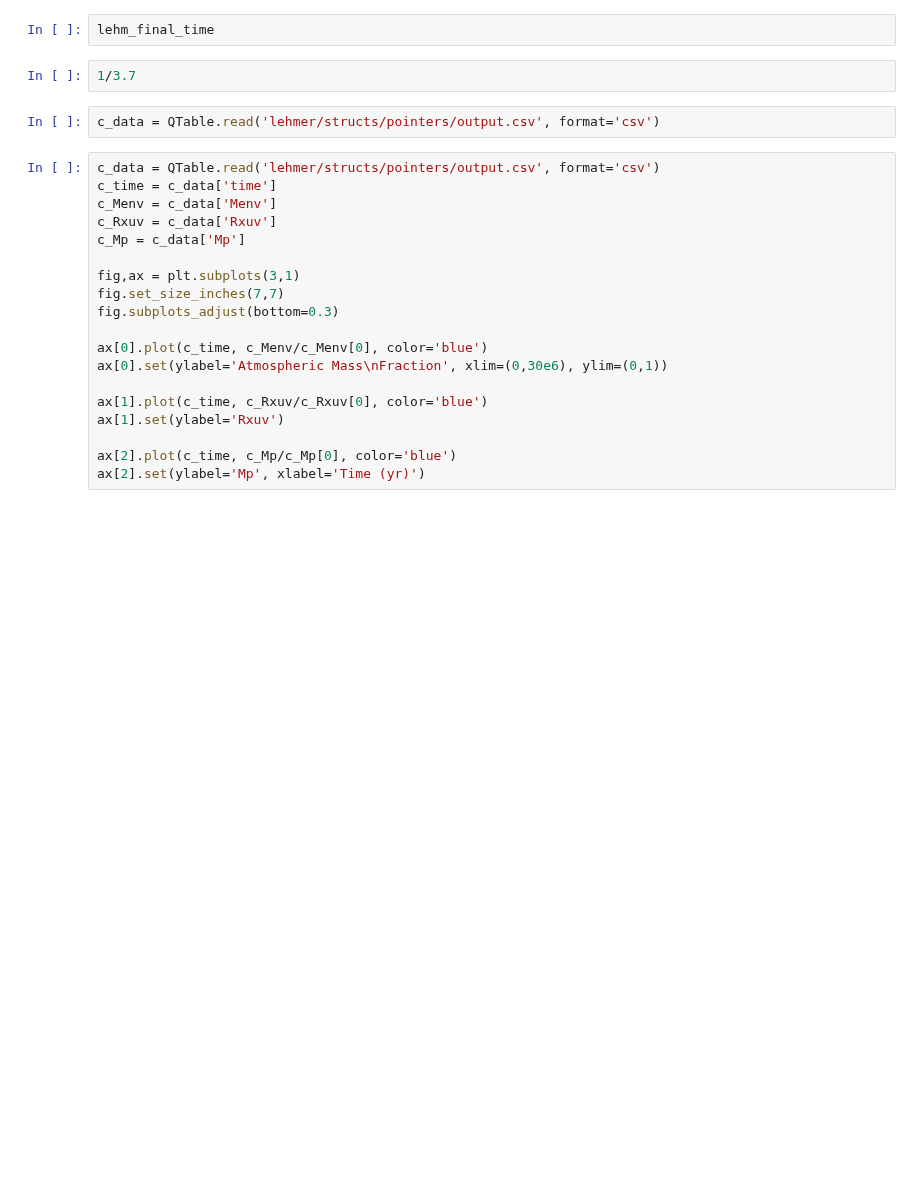
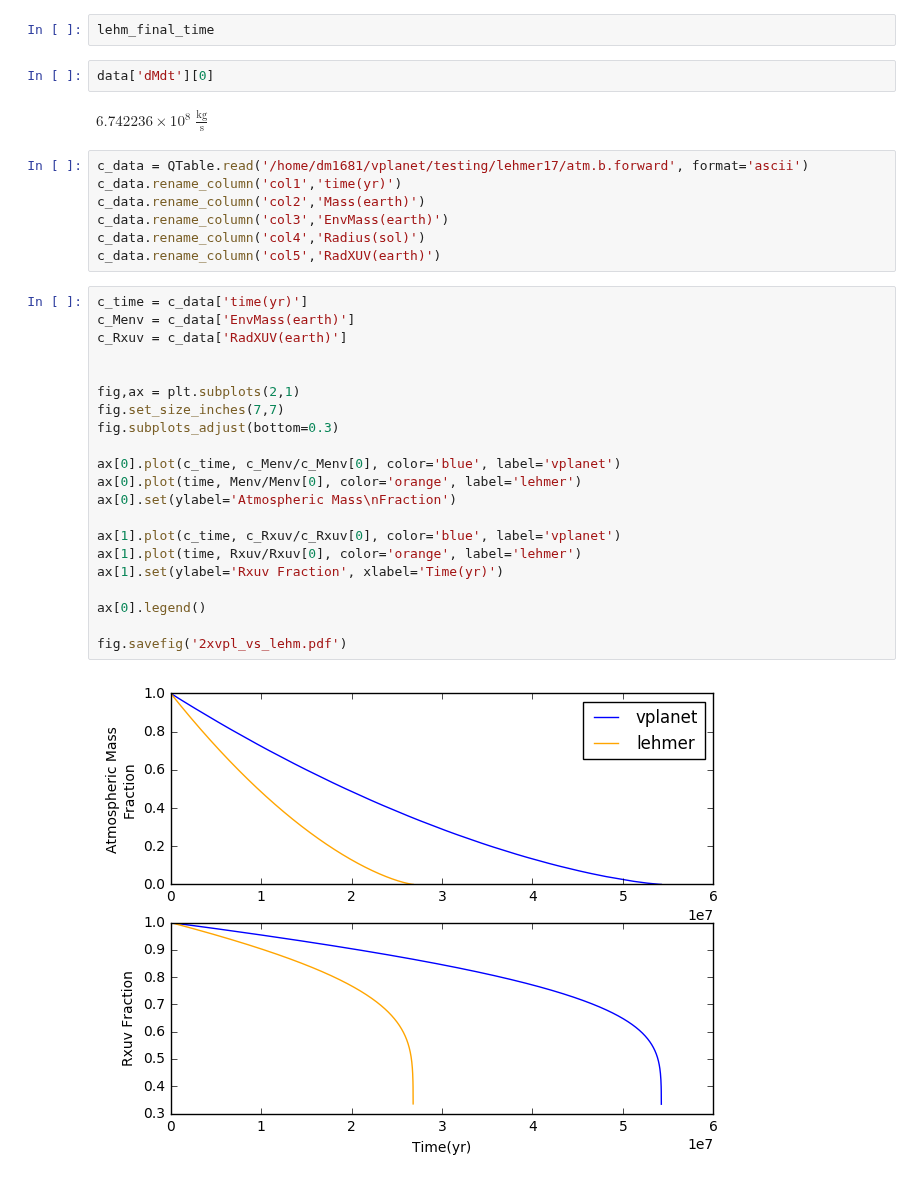
Before and after one commit to dm1681/Merging_Perts, a Jupyter notebook: Research/Merging_Perts/lehmer_paper.ipynb, the cells around one changed output. Cells and saved outputs as stored; diff of their text form; blank space fills up the shorter version.

```diff
--- a/Research/Merging_Perts/lehmer_paper.ipynb
+++ b/Research/Merging_Perts/lehmer_paper.ipynb
@@ -180,26 +170,37 @@ diego_final_time
 # %%
 lehm_final_time
-# %%
-1/3.7
-# %%
-c_data = QTable.read('lehmer/structs/pointers/output.csv', format='csv')
+# %%
+data['dMdt'][0]
+# %% [output]
+$6.742236 \times 10^{8} \; \mathrm{\frac{kg}{s}}$
+# %%
+c_data = QTable.read('/home/dm1681/vplanet/testing/lehmer17/atm.b.forward', format='ascii')
+c_data.rename_column('col1','time(yr)')
+c_data.rename_column('col2','Mass(earth)')
+c_data.rename_column('col3','EnvMass(earth)')
+c_data.rename_column('col4','Radius(sol)')
+c_data.rename_column('col5','RadXUV(earth)')
 # %%
-c_data = QTable.read('lehmer/structs/pointers/output.csv', format='csv')
-c_time = c_data['time']
-c_Menv = c_data['Menv']
-c_Rxuv = c_data['Rxuv']
-c_Mp = c_data['Mp']
+c_time = c_data['time(yr)']
+c_Menv = c_data['EnvMass(earth)']
+c_Rxuv = c_data['RadXUV(earth)']
 
-fig,ax = plt.subplots(3,1)
+
+fig,ax = plt.subplots(2,1)
 fig.set_size_inches(7,7)
 fig.subplots_adjust(bottom=0.3)
 
-ax[0].plot(c_time, c_Menv/c_Menv[0], color='blue')
-ax[0].set(ylabel='Atmospheric Mass\nFraction', xlim=(0,30e6), ylim=(0,1))
+ax[0].plot(c_time, c_Menv/c_Menv[0], color='blue', label='vplanet')
+ax[0].plot(time, Menv/Menv[0], color='orange', label='lehmer')
+ax[0].set(ylabel='Atmospheric Mass\nFraction')
 
-ax[1].plot(c_time, c_Rxuv/c_Rxuv[0], color='blue')
-ax[1].set(ylabel='Rxuv')
+ax[1].plot(c_time, c_Rxuv/c_Rxuv[0], color='blue', label='vplanet')
+ax[1].plot(time, Rxuv/Rxuv[0], color='orange', label='lehmer')
+ax[1].set(ylabel='Rxuv Fraction', xlabel='Time(yr)')
 
-ax[2].plot(c_time, c_Mp/c_Mp[0], color='blue')
-ax[2].set(ylabel='Mp', xlabel='Time (yr)')
+ax[0].legend()
+
+fig.savefig('2xvpl_vs_lehm.pdf')
+# %% [output]
+[figure, added]
 # %%
```
Also changed, not shown: parts of 13 cells of this notebook, 3 other files.
